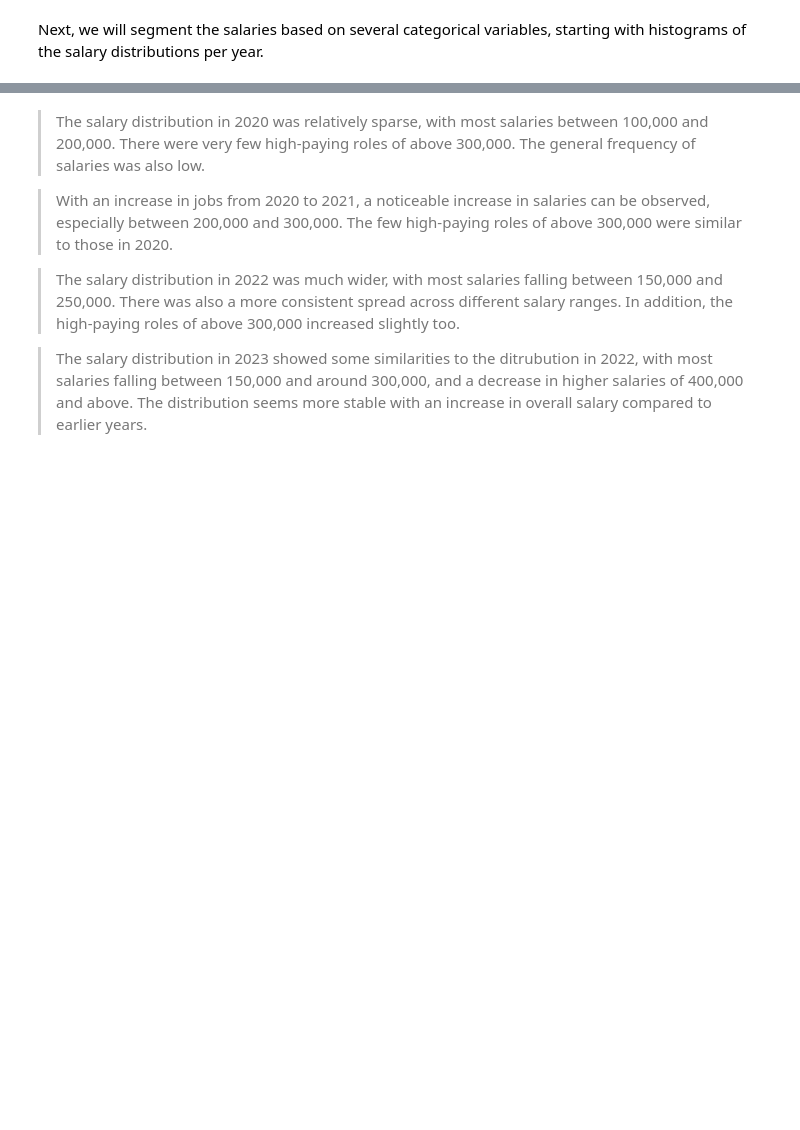
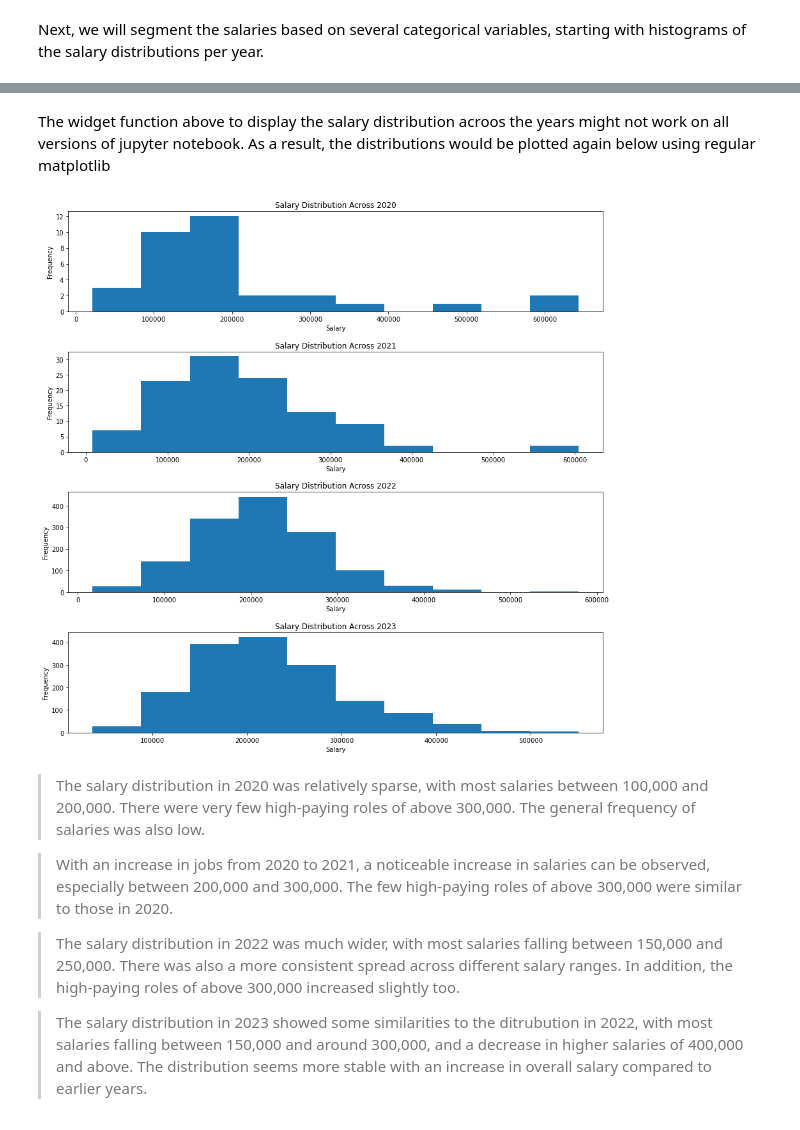
Before and after one commit to davidfakolujo/Data-601-Project, a Jupyter notebook: Data 601 Project.ipynb, the cells around one changed output, grey strips where cells are left out. Drawn from its saved outputs; the diff is of its cells as text; code cells hidden in the pictures; blank space fills up the shorter version.

Commit message:
Updated final notebook

```diff
--- a/Data 601 Project.ipynb
+++ b/Data 601 Project.ipynb
@@ -498,6 +500,41 @@ fig_bar
 # %% [output]
 interactive(children=(Dropdown(description='year', index=3, options=(2020, 2021, 2022, 2023), value=2023), Out…
 [interactive output not drawn]
+# %% [markdown]
+The widget function above to display the salary distribution acroos the years might not work on all versions of jupyter notebook. As a result, the distributions would be plotted again below using regular matplotlib
+# %%
+# plot histograms of salary distributions across years
+
+fig, ax = plt.subplots(4, 1, figsize=(15, 15))
+
+# salary distribution across 2020
+ax[0].hist(df[df['work_year'] == 2020]['salary_in_cad'])
+ax[0].set_title('Salary Distribution Across 2020')
+ax[0].set_xlabel('Salary')
+ax[0].set_ylabel('Frequency')
+
+# salary distribution across 2021
+ax[1].hist(df[df['work_year'] == 2021]['salary_in_cad'])
+ax[1].set_title('Salary Distribution Across 2021')
+ax[1].set_xlabel('Salary')
+ax[1].set_ylabel('Frequency')
+
+# salary distribution across 2022
+ax[2].hist(df[df['work_year'] == 2022]['salary_in_cad'])
+ax[2].set_title('Salary Distribution Across 2022')
+ax[2].set_xlabel('Salary')
+ax[2].set_ylabel('Frequency')
+
+# salary distribution across 2023
+ax[3].hist(df[df['work_year'] == 2023]['salary_in_cad'])
+ax[3].set_title('Salary Distribution Across 2023')
+ax[3].set_xlabel('Salary')
+ax[3].set_ylabel('Frequency')
+
+plt.subplots_adjust(hspace = 0.4)
+plt.show()
+# %% [output]
+[figure, added]
 # %% [markdown]
 > The salary distribution in 2020 was relatively sparse, with most salaries between 100,000 and 200,000. There were very few high-paying roles of above 300,000. The general frequency of salaries was also low.
 
```
Also changed, not shown: parts of 35 cells of this notebook.
